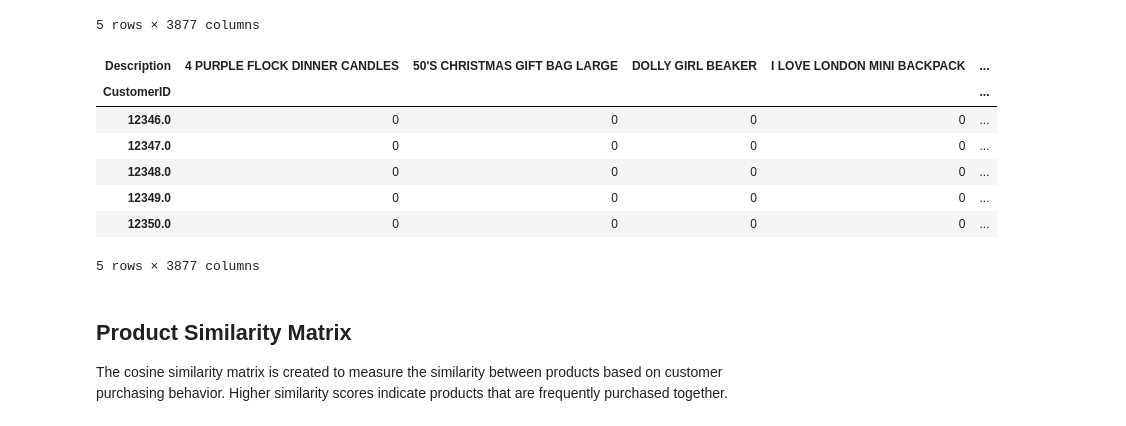
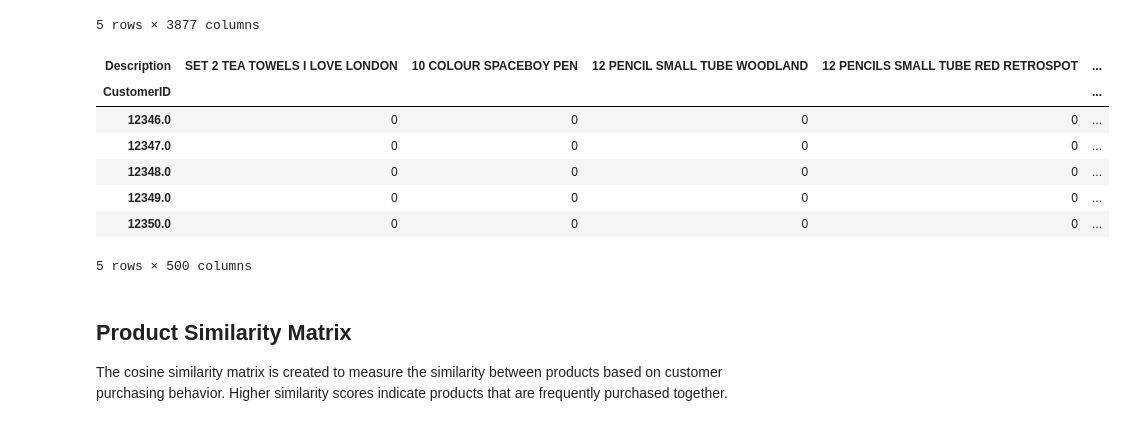
Before and after one commit to svworks24h-tech/shopper-spectrum-dashboard, a Jupyter notebook: Notebook/01_Data_Cleaning.ipynb, the cells around one changed output. Cells and saved outputs as stored; diff of their text form; code cells hidden in the pictures.

Commit message:
Added smaller product similarity matrix

```diff
--- a/Notebook/01_Data_Cleaning.ipynb
+++ b/Notebook/01_Data_Cleaning.ipynb
@@ -16,3 +16,10 @@ The objective of this phase is to clean the raw e-commerce transaction dataset b
 
 import pandas as pd
 import numpy as np
+
+df = pd.read_csv(
+    r"C:\Users\saura\Desktop\SHOPPER_SPECTRUM\data\cleaned_online_retail.csv"
+)
+
+print(df.shape)
+df.head()
@@ -1572,24 +1587,40 @@ customer_product_matrix.head()
 | 12350.0 | 0 | 0 | 0 | 0 | ... |
 5 rows × 3877 columns
 # %%
-customer_product_matrix = df.pivot_table(
-    index='CustomerID',
-    columns='Description',
-    values='Quantity',
-    aggfunc='sum',
+# Find the top 500 most sold products
+
+top_products = (
+    df.groupby("Description")["Quantity"]
+      .sum()
+      .sort_values(ascending=False)
+      .head(500)
+      .index
+)
+
+# Keep only those products
+
+filtered_df = df[df["Description"].isin(top_products)]
+
+# Create Customer-Product Matrix
+
+customer_product_matrix = filtered_df.pivot_table(
+    index="CustomerID",
+    columns="Description",
+    values="Quantity",
+    aggfunc="sum",
     fill_value=0
 )
 
 customer_product_matrix.head()
 # %% [output]
-| Description | 4 PURPLE FLOCK DINNER CANDLES | 50'S CHRISTMAS GIFT BAG LARGE | DOLLY GIRL BEAKER | I LOVE LONDON MINI BACKPACK | ... |
+| Description | SET 2 TEA TOWELS I LOVE LONDON | 10 COLOUR SPACEBOY PEN | 12 PENCIL SMALL TUBE WOODLAND | 12 PENCILS SMALL TUBE RED RETROSPOT | ... |
 | CustomerID |  |  |  |  | ... |
 | 12346.0 | 0 | 0 | 0 | 0 | ... |
 | 12347.0 | 0 | 0 | 0 | 0 | ... |
 | 12348.0 | 0 | 0 | 0 | 0 | ... |
 | 12349.0 | 0 | 0 | 0 | 0 | ... |
 | 12350.0 | 0 | 0 | 0 | 0 | ... |
-5 rows × 3877 columns
+5 rows × 500 columns
 # %% [markdown]
 ## Product Similarity Matrix
 
```
Also changed, not shown: parts of 4 cells of this notebook, 1 other file.
